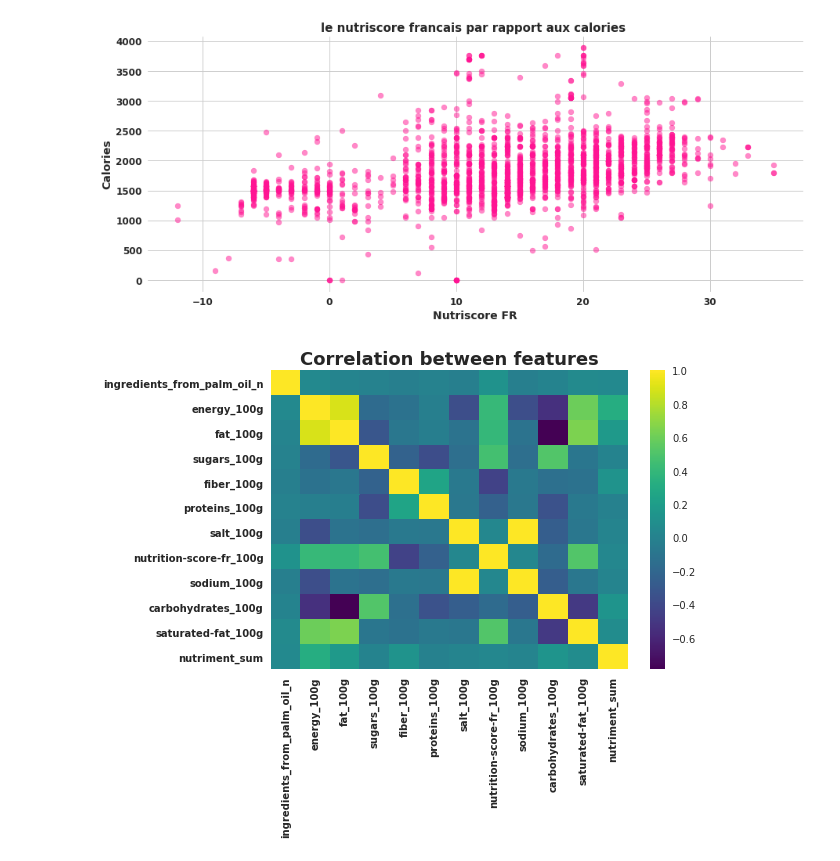
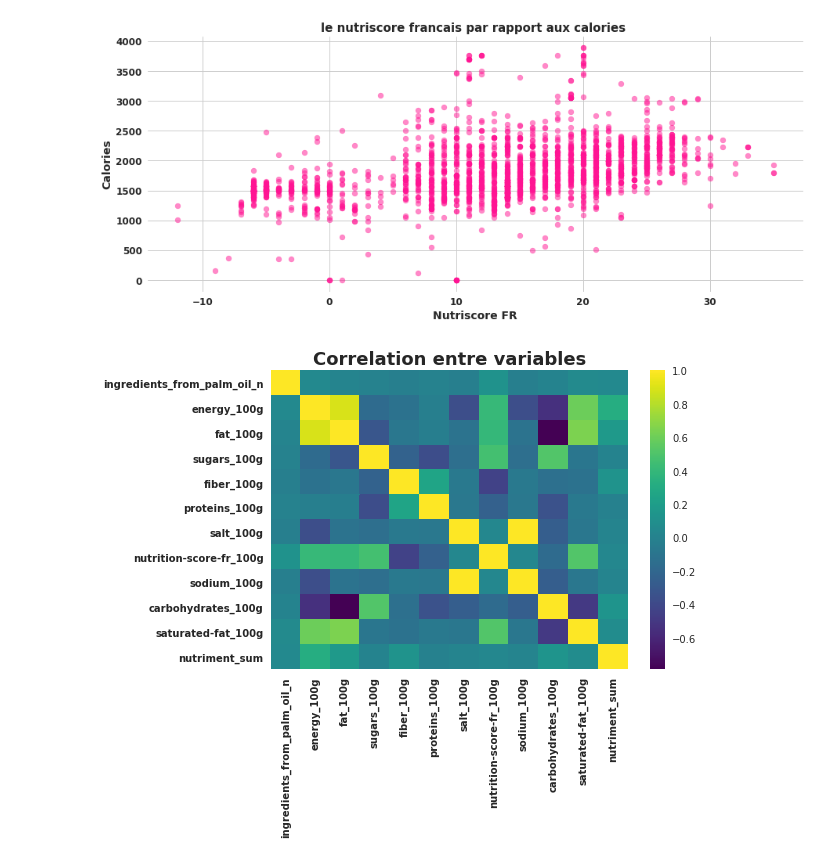
Before and after one commit to KevinB-a/Food_facts, a Jupyter notebook: notebook/data_visualization.ipynb, the cells around one changed output. Drawn from its saved outputs; the diff is of its cells as text; code cells hidden in the pictures.

```diff
--- a/notebook/data_visualization.ipynb
+++ b/notebook/data_visualization.ipynb
@@ -103,14 +103,14 @@ plt.show()
 # %%
 
 
 ab_corr=df.corr() # On compare l'ensemble des colonne entre elles pour vérifier le degré de corrélation
 sns.heatmap(ab_corr, cmap='viridis')
-plt.title("Correlation between features",
+plt.title("Correlation entre variables",
           weight='bold',
           fontsize=18)
 plt.xticks(weight='bold')
 plt.yticks(weight='bold')
 
 plt.show()
 # %% [output]
-[figure, old version]
+[figure, new version]
```
Also changed, not shown: parts of 6 cells of this notebook.
